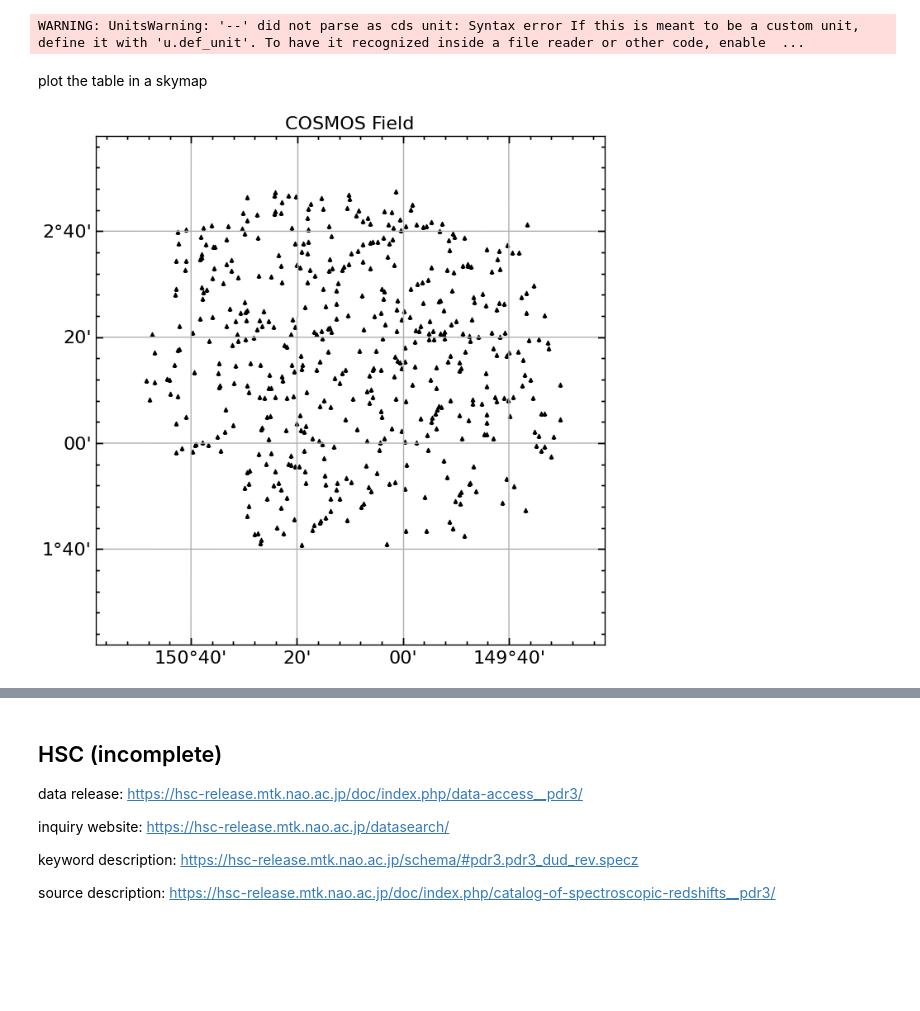
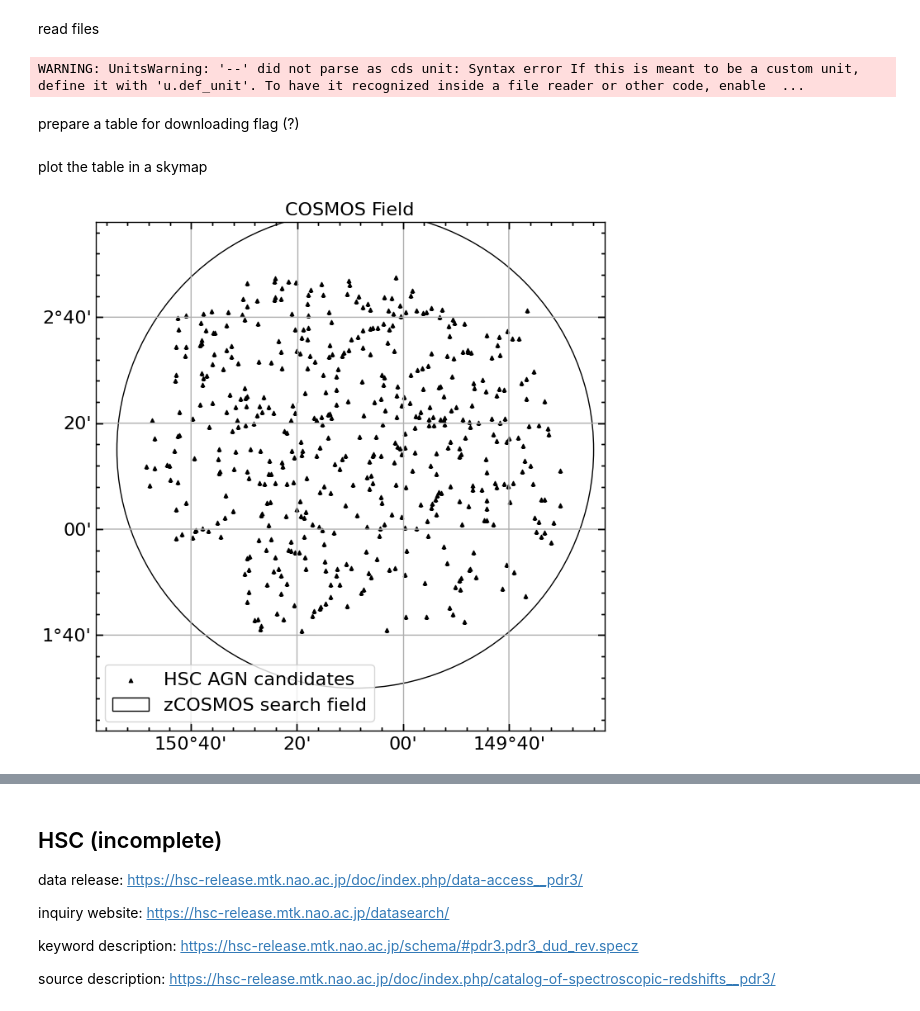
Before and after one commit to Chisen-Lupus/dwarf_agn_cosmos, a Jupyter notebook: hsc-ssp-download.ipynb, the cells around one changed output, grey strips where cells are left out. Saved outputs shown, nothing was run; the diff lists cells and outputs as text; code cells hidden in the pictures; blank space fills up the shorter version.

```diff
--- a/hsc-ssp-download.ipynb
+++ b/hsc-ssp-download.ipynb
@@ -14,9 +16,13 @@ from astropy import table
 import scienceplots
 
 plt.style.use(['bright', 'science', 'no-latex','notebook'])
+# %% [markdown]
+read files
 # %%
 data_agn_updated = ascii.read('hsc_agn_updated.txt')
 data_agn_compare = ascii.read('hsc_agn_compare.txt')
 data_agn = ascii.read('hsc_agn.txt')
 # %% [output]
 WARNING: UnitsWarning: '--' did not parse as cds unit: Syntax error If this is meant to be a custom unit, define it with 'u.def_unit'. To have it recognized inside a file reader or other code, enable  ...
+# %% [markdown]
+prepare a table for downloading flag (?)
@@ -23,23 +31,23 @@ WARNING: UnitsWarning: '--' did not parse as cds unit: Syntax error If this is m
 # %% [markdown]
 plot the table in a skymap
 # %%
-import ligo.skymap.plot
-
 ra, dec = data_agn_updated['RAdeg'], data_agn_updated['DEdeg']
+data_coords = SkyCoord(ra, dec, unit=[u.deg, u.deg])
 
 fig = plt.figure(figsize=[12, 8], dpi=100)
 ax1 = plt.axes(projection='astro degrees zoom', center='150d10m 2d10m', radius='0.8 deg')
 
-ax1.scatter(ra, dec, transform=ax1.get_transform('world'), s=10, marker='^', color='k', alpha=1, label='DES')
+ax1.scatter(ra, dec, transform=ax1.get_transform('world'), s=10, marker='^', color='k', alpha=1, label='HSC AGN candidates')
+
+circle = plt.Circle((150.15, 2.25), 0.75, fill=False, transform=ax1.get_transform('world'), label='zCOSMOS search field')
+ax1.add_artist(circle)
 
 ax1.grid()
-# ax1.coords['ra'].set_ticks_v
-# ax1.coords['dec'].set_ticks_v
 ax1.coords['ra'].set_auto_axislabel(False)
 ax1.coords['dec'].set_auto_axislabel(False)
-
+ax1.legend(frameon=True)
 ax1.set_title('COSMOS Field')
 
 plt.show()
 # %% [output]
-[figure, old version]
+[figure, new version]
```
Also changed, not shown: parts of 22 cells of this notebook.
